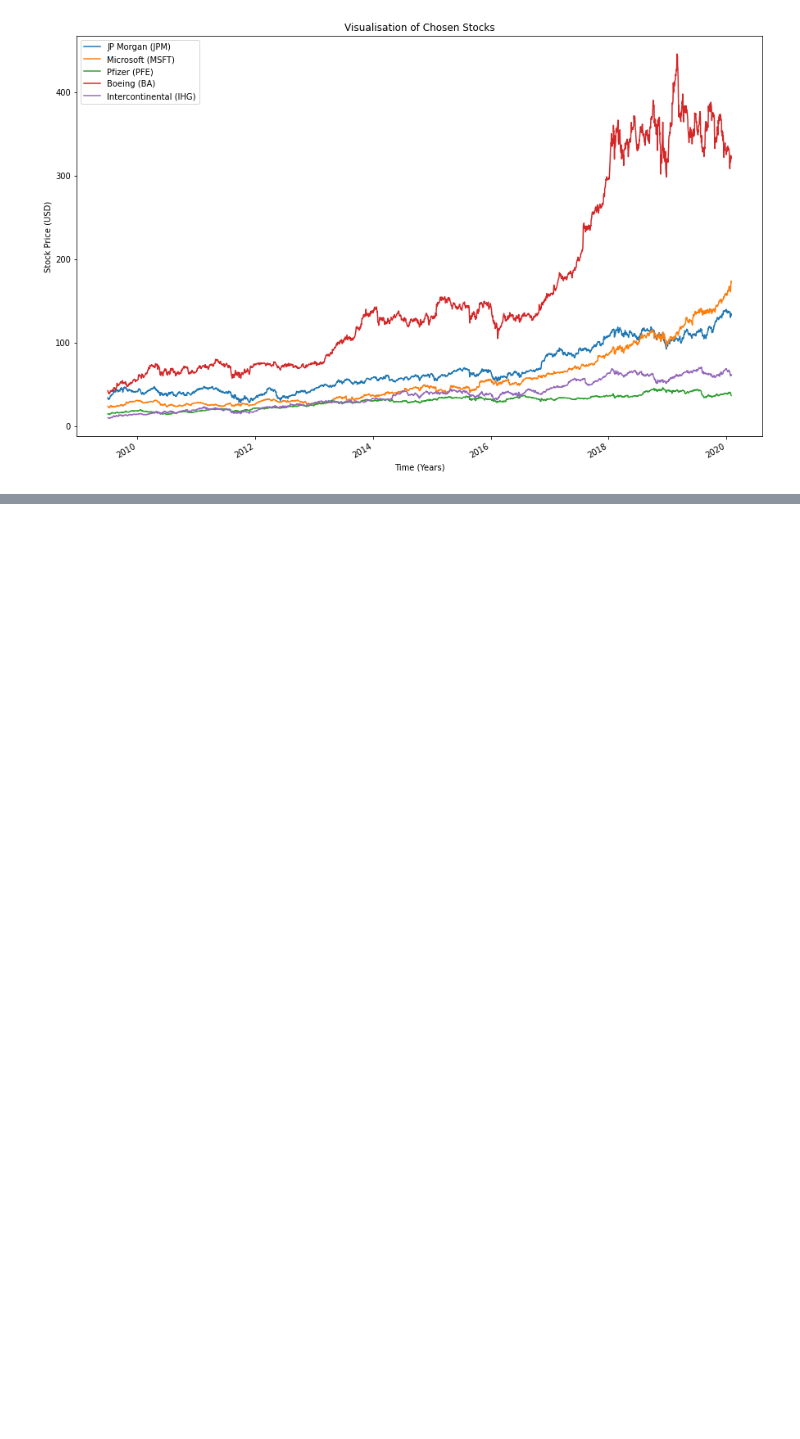
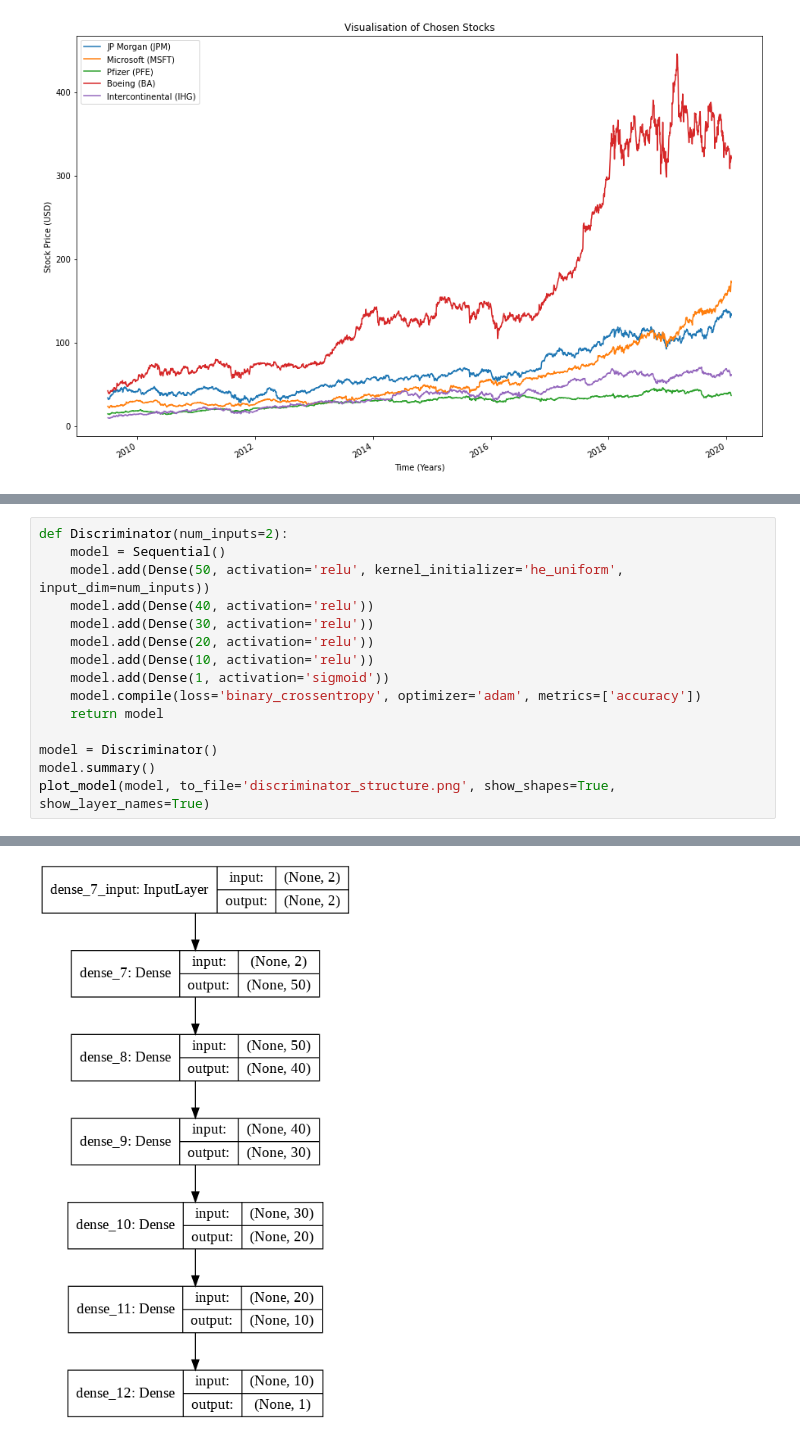
Before and after one commit to Ruanvans/GAN-time-series-implementation, a Jupyter notebook: GAN.ipynb, the cells around one changed output, grey strips where cells are left out. Saved outputs shown, nothing was run; the diff lists cells and outputs as text; blank space fills up the shorter version.

```diff
--- a/GAN.ipynb
+++ b/GAN.ipynb
@@ -101,0 +148,16 @@ plt.show()
+# %%
+def Discriminator(num_inputs=2):
+    model = Sequential()
+    model.add(Dense(50, activation='relu', kernel_initializer='he_uniform', input_dim=num_inputs))
+    model.add(Dense(40, activation='relu'))
+    model.add(Dense(30, activation='relu'))
+    model.add(Dense(20, activation='relu'))
+    model.add(Dense(10, activation='relu'))
+    model.add(Dense(1, activation='sigmoid'))
+    model.compile(loss='binary_crossentropy', optimizer='adam', metrics=['accuracy'])
+    return model
+
+model = Discriminator()
+model.summary()
+plot_model(model, to_file='discriminator_structure.png', show_shapes=True, show_layer_names=True)
+# %% [output]
@@ -101,0 +184 @@ plt.show()
+[figure, added]
```
Also changed, not shown: parts of 7 cells of this notebook.
